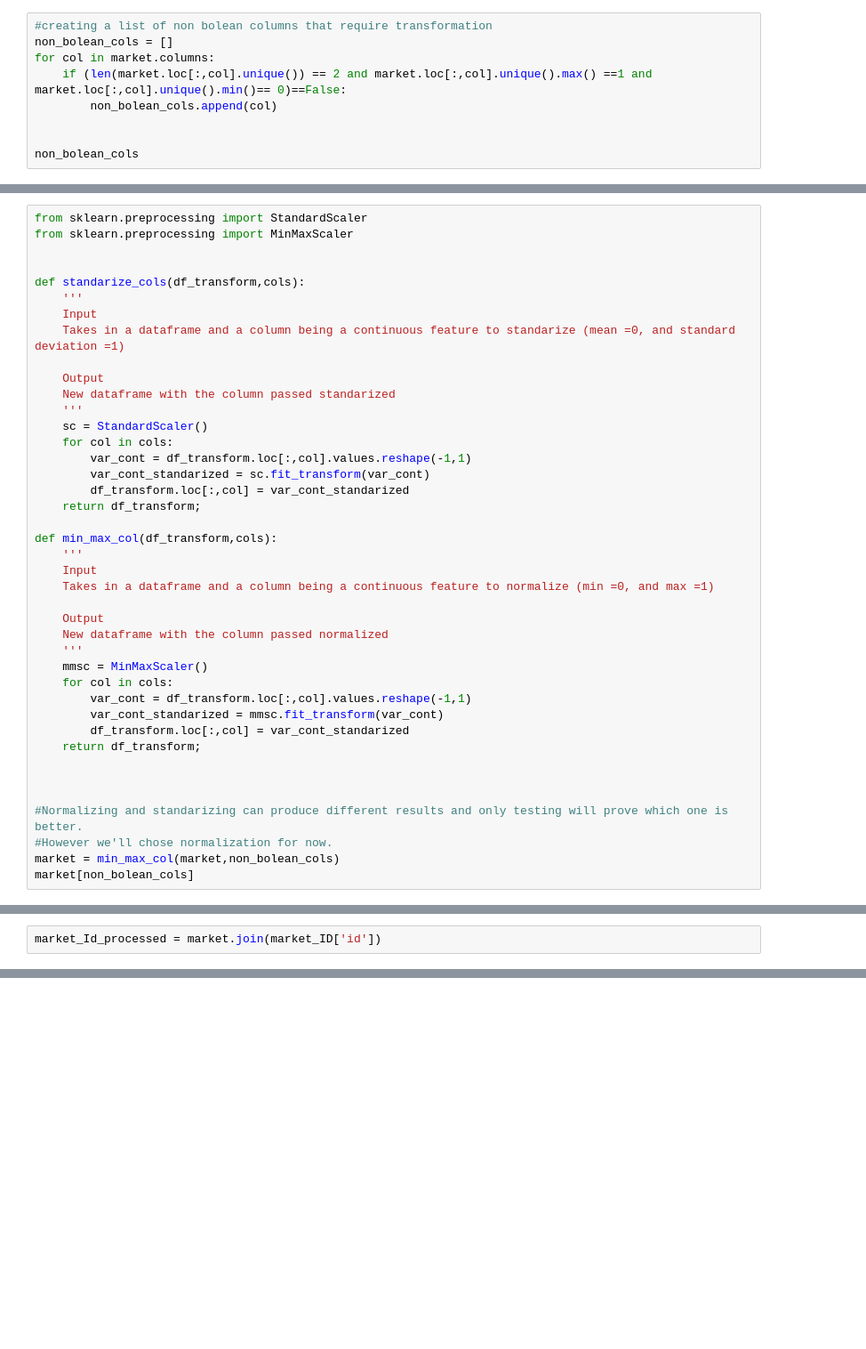
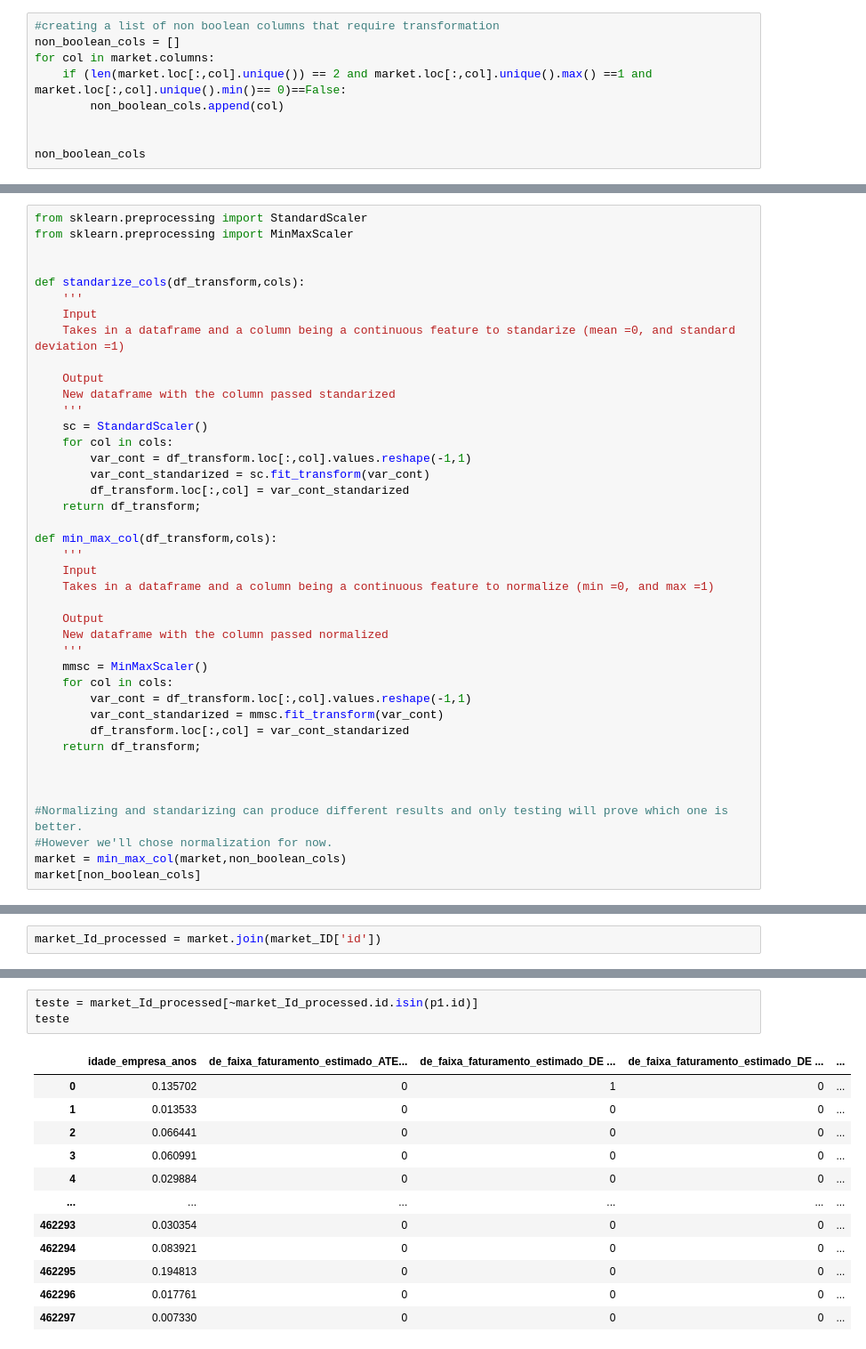
Before and after one commit to Rpinto02/Similarity_Recommender, a Jupyter notebook: model/market-Gower_distance_neighbours.ipynb, the cells around one changed output, grey strips where cells are left out. Shown: that part at 89% size. Cells and saved outputs as stored; diff of their text form; blank space fills up the shorter version.

```diff
--- a/model/market-Gower_distance_neighbours.ipynb
+++ b/model/market-Gower_distance_neighbours.ipynb
@@ -60,14 +60,14 @@ market.columns[(market == 0).all()]
 # %% [output]
 Index([], dtype='object')
 # %%
-#creating a list of non bolean columns that require transformation
-non_bolean_cols = []
+#creating a list of non boolean columns that require transformation
+non_boolean_cols = []
 for col in market.columns:
     if (len(market.loc[:,col].unique()) == 2 and market.loc[:,col].unique().max() ==1 and market.loc[:,col].unique().min()== 0)==False:
-        non_bolean_cols.append(col)
+        non_boolean_cols.append(col)
 
 
-non_bolean_cols
+non_boolean_cols
 # %% [output]
 ['idade_empresa_anos',
  'idade_maxima_socios',
@@ -115,8 +115,8 @@ def min_max_col(df_transform,cols):
 
 #Normalizing and standarizing can produce different results and only testing will prove which one is better.
 #However we'll chose normalization for now.
-market = min_max_col(market,non_bolean_cols)
-market[non_bolean_cols]
+market = min_max_col(market,non_boolean_cols)
+market[non_boolean_cols]
 # %% [output]
 |  | idade_empresa_anos | idade_maxima_socios | idade_media_socios | idade_minima_socios | qt_filiais | ... |
 | 0 | 0.135702 | 0.175299 | 0.163347 | 0.154762 | 0.0 | ... |
@@ -217,0 +225,16 @@ NN_ID
+# %%
+teste = market_Id_processed[~market_Id_processed.id.isin(p1.id)]
+teste
+# %% [output]
+|  | idade_empresa_anos | de_faixa_faturamento_estimado_ATE... | de_faixa_faturamento_estimado_DE ... | de_faixa_faturamento_estimado_DE ... | ... |
+| 0 | 0.135702 | 0 | 1 | 0 | ... |
+| 1 | 0.013533 | 0 | 0 | 0 | ... |
+| 2 | 0.066441 | 0 | 0 | 0 | ... |
+| 3 | 0.060991 | 0 | 0 | 0 | ... |
+| 4 | 0.029884 | 0 | 0 | 0 | ... |
+| ... | ... | ... | ... | ... | ... |
+| 462293 | 0.030354 | 0 | 0 | 0 | ... |
+| 462294 | 0.083921 | 0 | 0 | 0 | ... |
+| 462295 | 0.194813 | 0 | 0 | 0 | ... |
+| 462296 | 0.017761 | 0 | 0 | 0 | ... |
+| 462297 | 0.007330 | 0 | 0 | 0 | ... |
```
Also changed, not shown: parts of 8 cells of this notebook, 1 other file.
